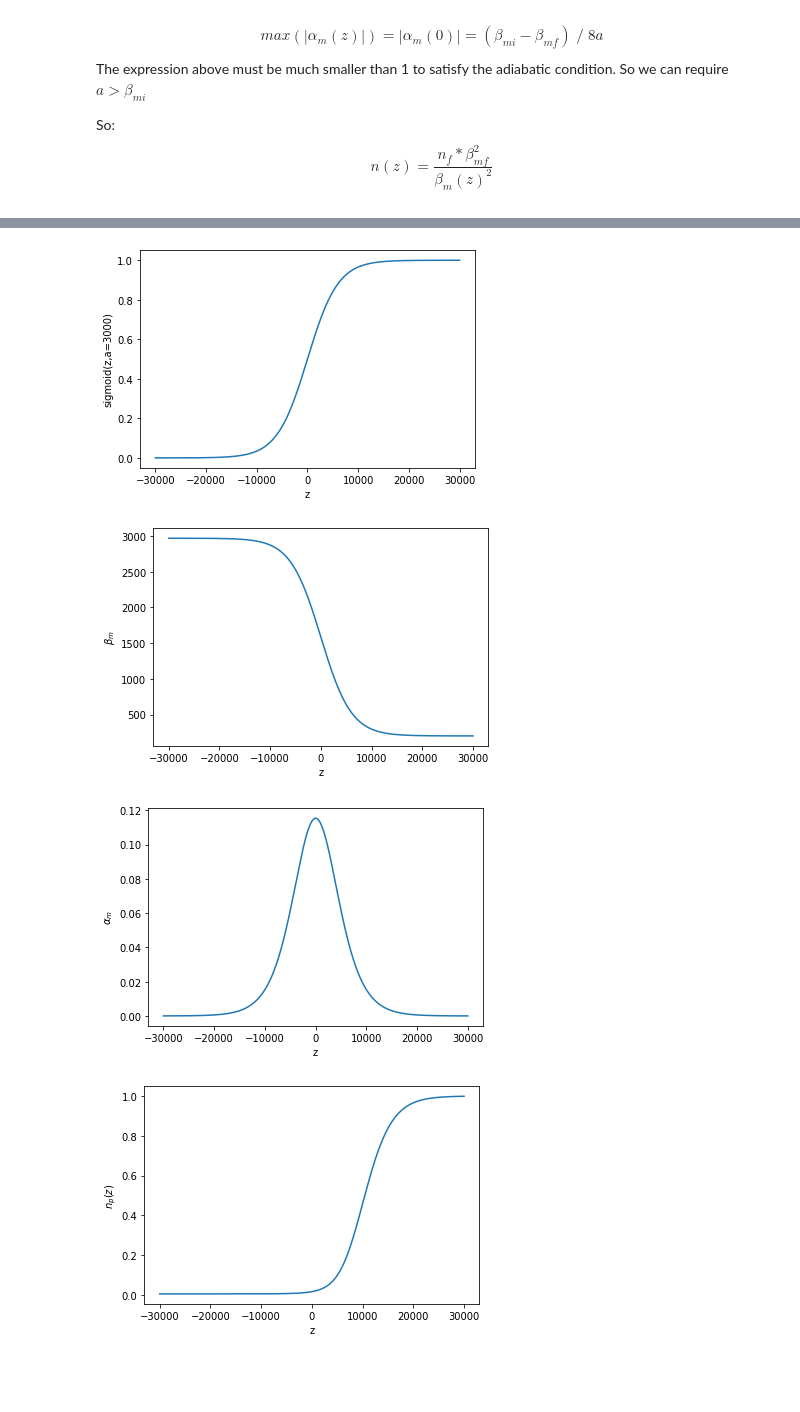
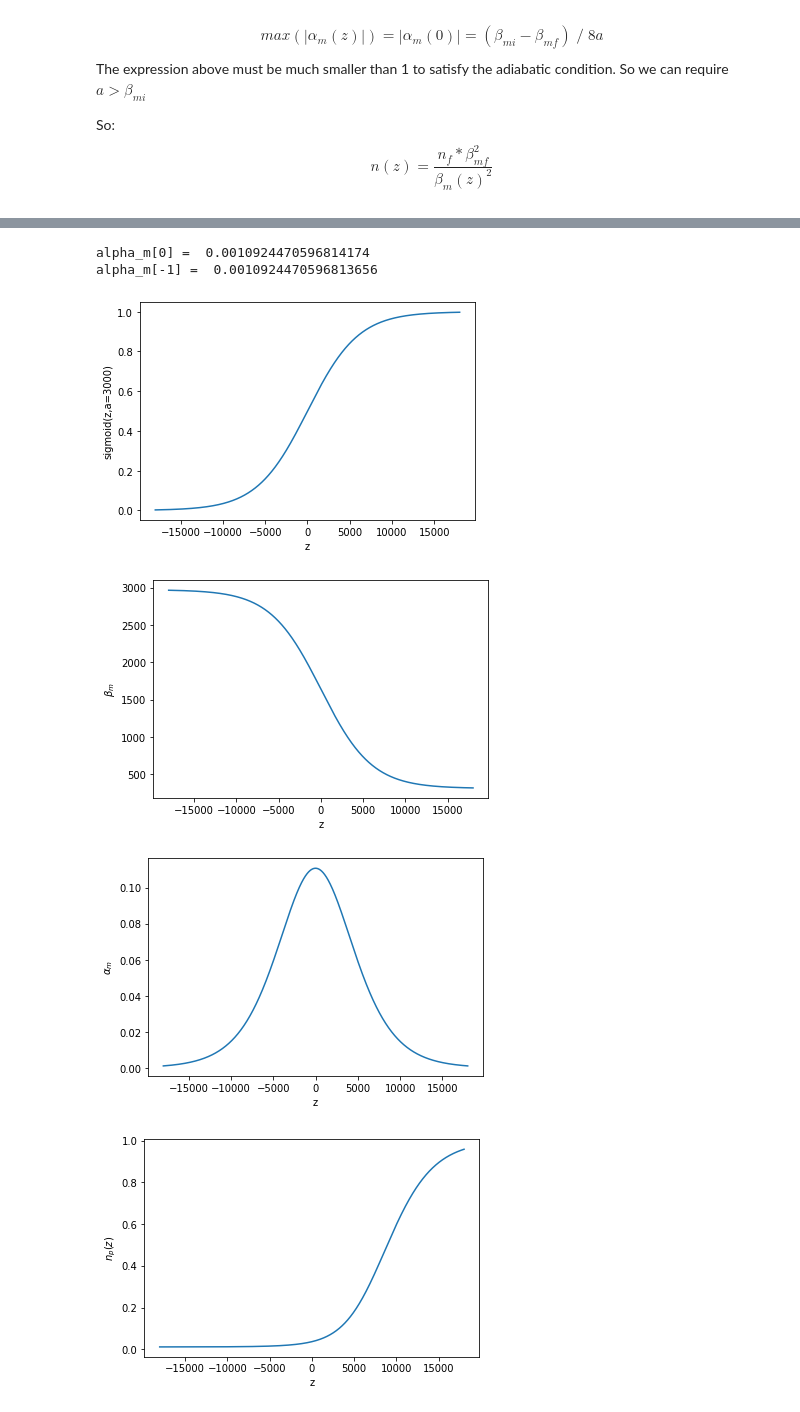
Before and after one commit to uclazyj/JupyterQpic, a Jupyter notebook: PWFA_upramp.ipynb, the cells around one changed output, grey strips where cells are left out. Drawn from its saved outputs; the diff is of its cells as text; code cells hidden in the pictures; blank space fills up the shorter version.

```diff
--- a/PWFA_upramp.ipynb
+++ b/PWFA_upramp.ipynb
@@ -58,35 +58,39 @@ For these parameters, we can choose $a = 3000$
 Let's plot $\beta_m(z),\alpha_m(z),n_p(z)$ under these parameters:
 # %%
 beta_mi = normalize(5,'cm',10)
-beta_mf = 200
+beta_mf = 312.4
 a = 3000
-z = np.linspace(-10 * a,10 * a, 1000)
+z = np.linspace(-6 * a,6 * a, 1201)
 sig = sigmoid(z,a)
 beta_m = (1-sig) * (beta_mi - beta_mf) + beta_mf
 alpha_m = sig * (1 - sig) * (beta_mi - beta_mf) / 2 / a
+print('alpha_m[0] = ',alpha_m[0])
+print('alpha_m[-1] = ',alpha_m[-1])
 n = (beta_mf / beta_m) ** 2
 plt.figure(1)
 plt.plot(z,sig)
 plt.xlabel('z')
 plt.ylabel('sigmoid(z,a='+ str(a)+')')
 plt.figure(2)
 plt.xlabel('z')
 plt.ylabel(r'$\beta_m$')
 plt.plot(z,beta_m)
 plt.figure(3)
 plt.xlabel('z')
 plt.ylabel(r'$\alpha_m$')
 plt.plot(z,alpha_m)
 plt.figure(4)
 plt.xlabel('z')
 plt.ylabel(r'$n_p(z)$')
 plt.plot(z,n)
 plt.show()
 # %% [output]
+alpha_m[0] =  0.0010924470596814174
+alpha_m[-1] =  0.0010924470596813656
-[figure, old version]
+[figure, new version]
-[figure, old version]
+[figure, new version]
-[figure, old version]
+[figure, new version]
-[figure, old version]
+[figure, new version]
 # %%
 import json
 from collections import OrderedDict
```
Also changed, not shown: parts of 7 cells of this notebook, 1 other file.
